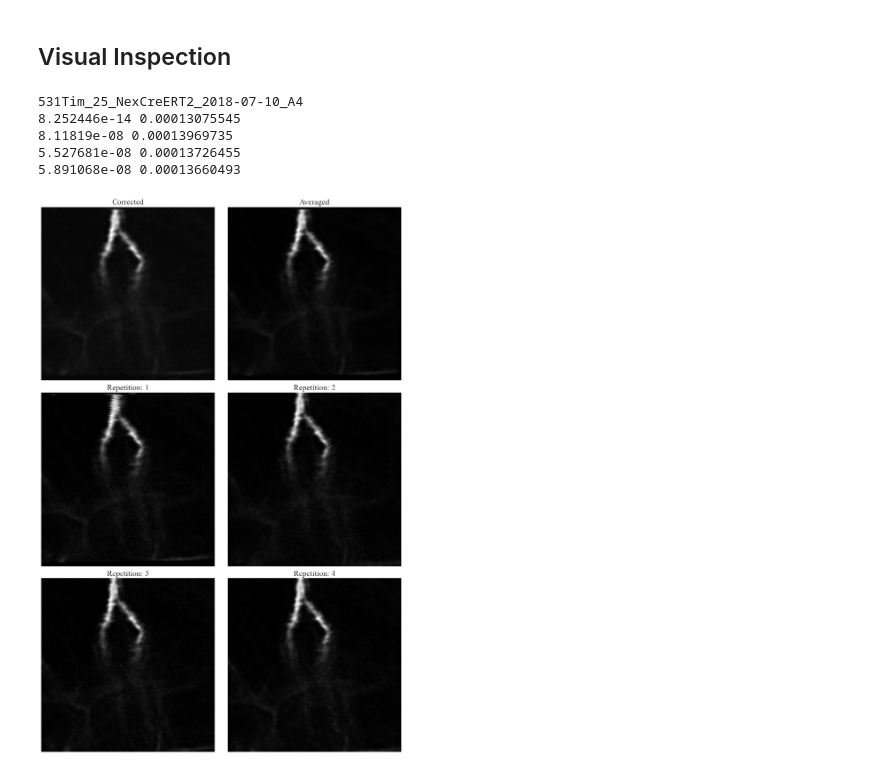
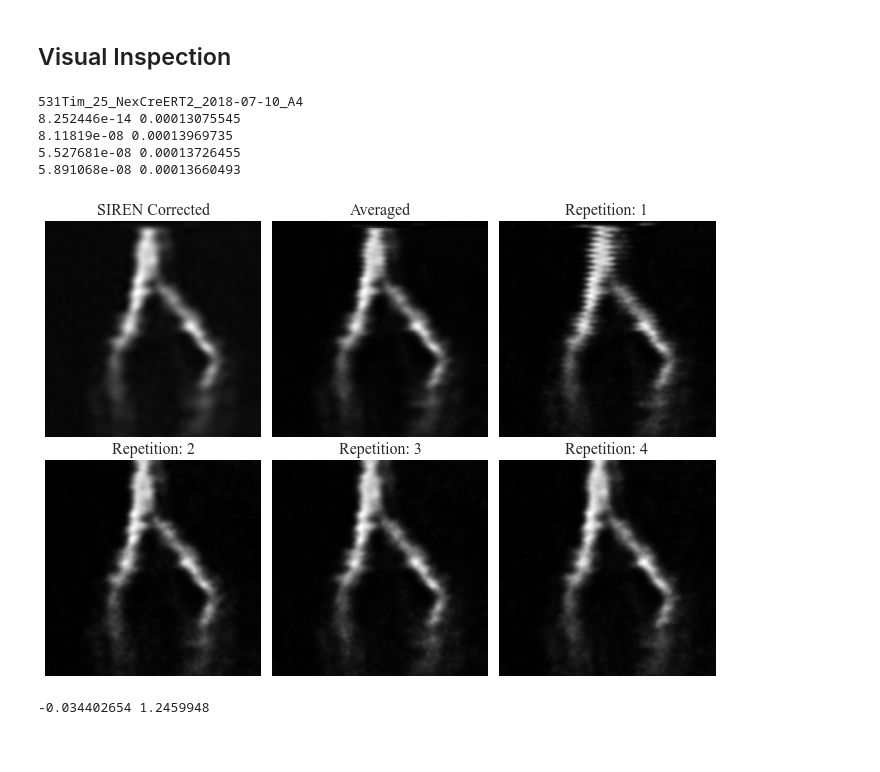
Before and after one commit to ankilab/MasterThesis_OfSpinesAndDendrites, a Jupyter notebook: Thesis_Experiments/SIREN_Plane_Motion_Interpolation.ipynb, the cells around one changed output. Drawn from its saved outputs; the diff is of its cells as text; code cells hidden in the pictures; blank space fills up the shorter version.

```diff
--- a/Thesis_Experiments/SIREN_Plane_Motion_Interpolation.ipynb
+++ b/Thesis_Experiments/SIREN_Plane_Motion_Interpolation.ipynb
@@ -192,2 +176,2 @@ pd.to_pickle(dx, 'siren_hyp_train.pkl')
 # %%
-dx= pd.read_pickle('siren_hyp_train.pkl')
+dx1= pd.read_pickle('siren_hyp_train.pkl')
@@ -194,8 +206,12 @@ dx= pd.read_pickle('siren_hyp_train.pkl')
 # %%
 with paperStyle(12):
     sns.set(font_scale=1.2,rc={'figure.figsize':(5,5.5)})
-    ax = sns.barplot(x="Parameters", y="SSIM",  data=dx)
+    ax = sns.barplot(x="Parameters", y="SSIM",  data=dx1)
     ax.set_ylim(0,1)
+    frame1 = plt.gca()
+    frame1.axes.yaxis.set_ticklabels([])
+    ax.set_ylabel('')
+    #ax.axes.get_yaxis().set_visible(False)
 plt.savefig('siren_hyp.svg', bbox_inches='tight')
 plt.savefig('siren_hyp.pdf', bbox_inches='tight')
 # %% [output]
@@ -202,0 +269,2 @@ plt.savefig('siren_hyp.pdf', bbox_inches='tight')
+# %%
+dx= pd.read_pickle('siren_hyp_train_z5.pkl')
@@ -202,0 +291,7 @@ plt.savefig('siren_hyp.pdf', bbox_inches='tight')
+# %%
+with paperStyle(12):
+    sns.set(font_scale=1.2,rc={'figure.figsize':(7.5,6)})
+    ax = sns.barplot(x="Parameters", y="SSIM",  data=dx)
+    ax.set_ylim(0,1)
+plt.savefig('siren_hyp_z5.svg', bbox_inches='tight')
+plt.savefig('siren_hyp_z5.pdf', bbox_inches='tight')
@@ -468,49 +571,75 @@ img1 = '531Tim_25_NexCreERT2_2018-07-10_A4'
 
 appendix='.tif'
 plane = 4
+x_start = 100
+y_start=0
+width =250
 with paperStyle():
-    mpl.rcParams['axes.titlesize'] = 18
+    mpl.rcParams['axes.titlesize'] = 16
     plt.rcParams['font.family'] = 'Times New Roman'
 
     print("\033[1m" + img1 + "\033[0m")
     fig=plt.figure()
-    fig.set_figheight(22.5)
-    fig.set_figwidth(15)
+    fig.set_figheight(8.5)
+    fig.set_figwidth(12)
 
-    n_h = 3
-    n_w = 2
+    n_h = 2
+    n_w = 3
 
     f = tif.imread(os.path.join(path2, img1+appendix))
     ax = fig.add_subplot(n_h, n_w, 1)
-    ax.imshow(f[plane, :, :],cmap='gray')
-    ax.set_title('Corrected')
+    ax.imshow(f[plane, y_start:(y_start+width), x_start:(x_start+width)],cmap='gray')
+    ax.set_title('SIREN Corrected')
     ax.axis('off')
 
     f = tif.imread(os.path.join(path1+'/Averaged', img1+appendix))
     ax = fig.add_subplot(n_h, n_w, 2)
-    ax.imshow(f[plane, :, :],cmap='gray')
+    ax.imshow(f[plane,y_start:(y_start+width), x_start:(x_start+width)],cmap='gray')
     ax.set_title('Averaged')
     ax.axis('off')
 
 
     #SIREN
     for n in range(1,5):
         f = tif.imread(os.path.join(path1, img1+str(n)+'.tif'))
         ax = fig.add_subplot(n_h, n_w, n+2)
-        ax.imshow(f[plane, :, :],cmap='gray')#, vmin=0)#, <, vmax = 25000.996)
+        ax.imshow(f[plane, y_start:(y_start+width), x_start:(x_start+width)],cmap='gray')#, vmin=0)#, <, vmax = 25000.996)
         ax.set_title('Repetition: ' +str(n))
         ax.axis('off')
         print(f[plane, :, :].min(), f[plane, :, :].max())
 
 
-    plt.subplots_adjust(wspace=0.001, hspace=0.07)
+    plt.subplots_adjust(wspace=0.05, hspace=0.07)
 
 plt.savefig('siren_mot_visual_inspection.svg',bbox_inches='tight')
 plt.savefig('siren_mot_visual_inspection.pdf',bbox_inches='tight')
 # %% [output]
 531Tim_25_NexCreERT2_2018-07-10_A4
 8.252446e-14 0.00013075545
 8.11819e-08 0.00013969735
 5.527681e-08 0.00013726455
 5.891068e-08 0.00013660493
-[figure, old version]
+[figure, new version]
+# %%
+rep_path='D:/jo77pihe/Registered/20220227_Repetitions_deconved'
+res_path ='D:/jo77pihe/Registered/20220224_SIRENMotCorr'
+files = [f for f in os.listdir(res_path) if ('531Tim_25_NexCreERT2_2018-07-10_A4' in f and f.endswith('.tif'))]
+normalizer = normalize.PercentileNormalizer()
+iqm = ImageQualityMetrics()
+res = []
+for f in files:
+    pred=tif.imread(os.path.join(res_path, f))
+    print(np.min(pred), np.max(pred))
+
+    filesx = [ft for ft in os.listdir(rep_path) if (os.path.isfile(os.path.join(rep_path, ft)) and (f[:-4] in ft))]
+    for (i,fx) in enumerate(filesx):
+        stack=tif.imread(os.path.join(rep_path, fx))[:5,:,:]
+        stack_x = np.zeros(stack.shape)
+        for p in range(stack.shape[0]):
+            sr = StackReg(StackReg.BILINEAR)
+            stack_x[p,:,:] = sr.register_transform(pred[p,:,:], stack[p,:,:])
+        stack = stack_x.copy()
+        stack = normalizer.normalize(stack)
+        res.append(iqm.ssim(pred, stack, 5))
+# %% [output]
+-0.034402654 1.2459948
```
Also changed, not shown: parts of 25 cells of this notebook, 4 other files.
